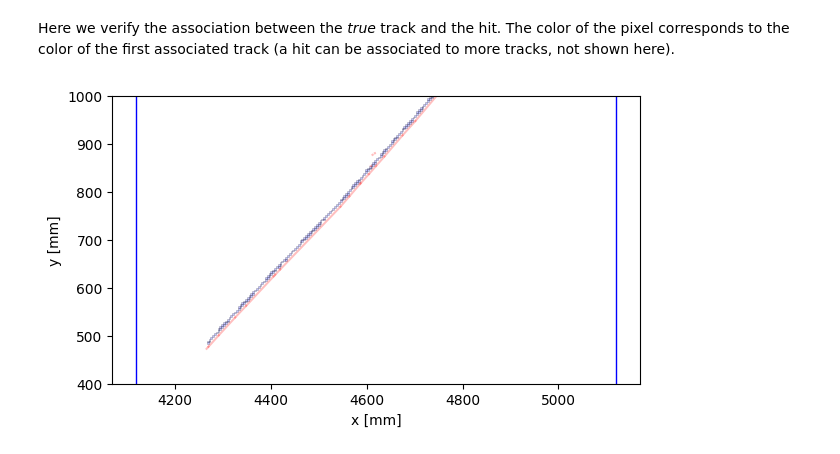
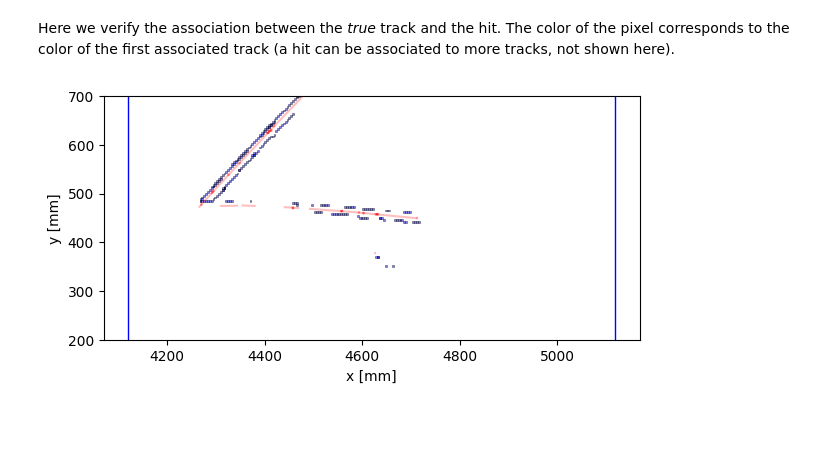
Before and after one commit to DUNE/larnd-sim, a Jupyter notebook: examples/ndlarmod_example.ipynb, the cells around one changed output. Saved outputs shown, nothing was run; the diff lists cells and outputs as text; code cells hidden in the pictures; blank space fills up the shorter version.

```diff
--- a/examples/ndlarmod_example.ipynb
+++ b/examples/ndlarmod_example.ipynb
@@ -40,7 +44,7 @@ response = cp.load('../larndsim/response_38.npy')
 ### Dataset import
 First of all we load the `edep-sim` output. For this sample we need to invert $z$ and $y$ axes.
 # %%
-with h5py.File('../inputs/LAr.neutrino.100.edep.h5', 'r') as f:
+with h5py.File('../twomodules.h5', 'r') as f:
     tracks = np.array(f['segments'])
 
 x_start = np.copy(tracks['x_start'] )
@@ -55,7 +59,7 @@ tracks['z_start'] = x_start
 tracks['z_end'] = x_end
 tracks['z'] = x
 
-selected_tracks = tracks[:200]
+selected_tracks = tracks[300:500]
 # %% [markdown]
 ### Quenching and drifting
 We calculate the number of electrons after recombination (`quenching` module) and the position and number of electrons after drifting (`drifting` module).
@@ -474,14 +527,15 @@ io_group_io_channel_to_tile = {}
 
 for tile in geometry_yaml['tile_chip_to_io']:
     tile_orientation = tile_orientations[tile]
+    print(tile,tile_orientation)
     tile_geometry[tile] = tile_positions[tile], tile_orientations[tile]
 
     for chip in geometry_yaml['tile_chip_to_io'][tile]:
         io_group_io_channel = geometry_yaml['tile_chip_to_io'][tile][chip]
         io_group = io_group_io_channel//1000
         io_channel = io_group_io_channel % 1000
-        io_group_io_channel_to_tile[(
-            io_group, io_channel)] = tile
+        io_group_io_channel_to_tile[(io_group, io_channel)] = tile
+
     for chip_channel in geometry_yaml['chip_channel_to_position']:
         chip = chip_channel // 1000
         channel = chip_channel % 1000
@@ -500,9 +554,9 @@ for tile in geometry_yaml['tile_chip_to_io']:
 
         x, y = _rotate_pixel((x, y), tile_orientation)
         x += tile_positions[tile][2] + \
-            10*tpc_centers[tile_indeces[tile][1]-1][2]
+            10*tpc_centers[tile_indeces[tile][0]-1][2]
         y += tile_positions[tile][1] + \
-            10*tpc_centers[tile_indeces[tile][1]-1][1]
+            10*tpc_centers[tile_indeces[tile][0]-1][1]
 
         geometry[(io_group, io_channel,
                        chip, channel)] = x, y
@@ -525,36 +597,40 @@ colors = ['tab:blue','tab:orange','tab:green','tab:red','tab:purple','tab:brown'
 for ip,packet in enumerate(f['packets']):
     if packet['packet_type'] == 0:
         io_group, io_channel, chip, channel = packet['io_group'], packet['io_channel'], packet['chip_id'], packet['channel_id']
+        io_group = io_group - (io_group-1)//4*4
         x,y = geometry[(io_group, io_channel, chip, channel)]
-        #print(x,y)
         track_ids = f['mc_packets_assn']['track_ids'][ip]
         fractions = f['mc_packets_assn']['fraction'][ip]
 
         rect = plt.Rectangle((x-consts.pixel_pitch*5, y-consts.pixel_pitch*5),
                      consts.pixel_pitch*10, consts.pixel_pitch*10,
                      linewidth=0.5, fc='b',
-                     edgecolor='k',alpha=0.25)
+                     edgecolor='k',alpha=0.5)
 
         ax.add_patch(rect)
 
         for trackid in track_ids:
             if trackid >= 0 and trackid not in plotted_tracks:
                 plotted_tracks.append(trackid)
                 ax.plot((f['tracks'][trackid]['x_start']*10,f['tracks'][trackid]['x_end']*10),
                         (f['tracks'][trackid]['y_start']*10,f['tracks'][trackid]['y_end']*10),c='r',alpha=0.25)
 #                        (f['tracks'][trackid]['y_start']*10+218.236,f['tracks'][trackid]['y_end']*10+218.236),c='r',alpha=0.25)
 
+# for track in selected_tracks:
+#     ax.plot((track['x_start']*10,track['x_end']*10),
+#             (track['y_start']*10,track['y_end']*10),c='g',alpha=0.25)
+
 tpc_rect = plt.Rectangle((4119.6,-1446.13), 1000, 3000, linewidth=1, edgecolor='b', facecolor='none')
 
-ax.set_ylim([400,1000])
+ax.set_ylim([200,700])
 # ax.set_xlim([4119.6,5127.6])
 # ax.set_ylim([-1500,-1300.])
 #ax.set_xlim([4119.6,4407.6])
 ax.set_aspect("equal")
 ax.set_xlabel("x [mm]")
 ax.set_ylabel("y [mm]")
 ax.add_patch(tpc_rect)
 
 fig.savefig("mc.pdf")
 # %% [output]
-[figure, old version]
+[figure, new version]
```
Also changed, not shown: parts of 12 cells of this notebook, 4 other files.
